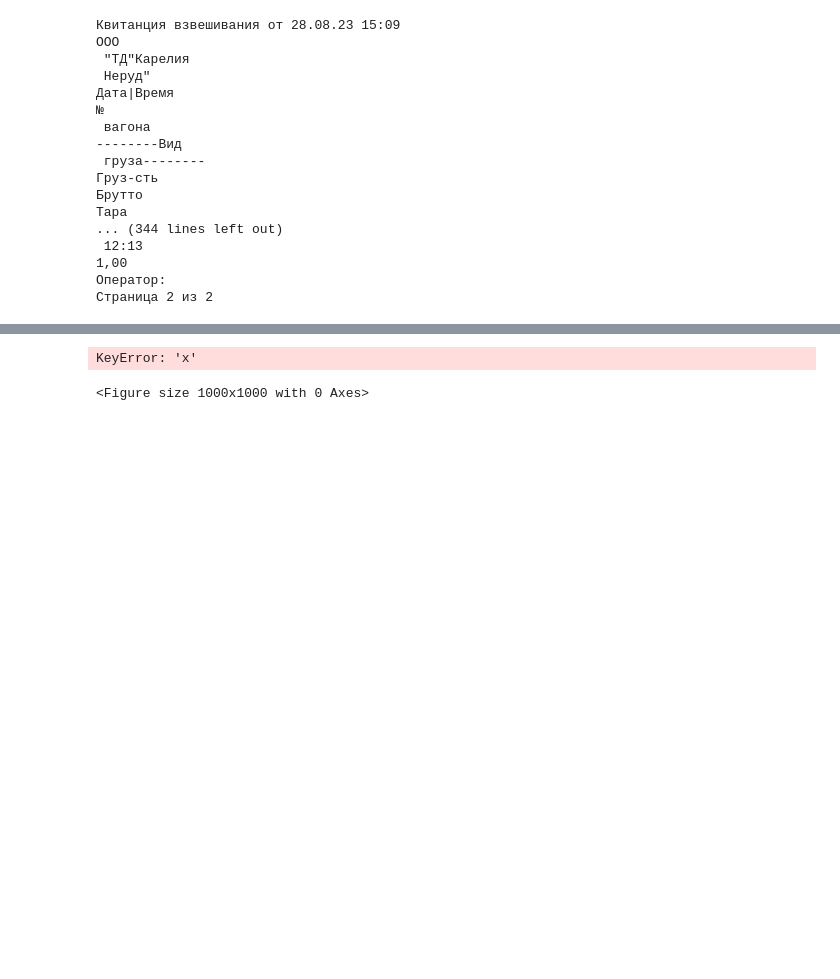
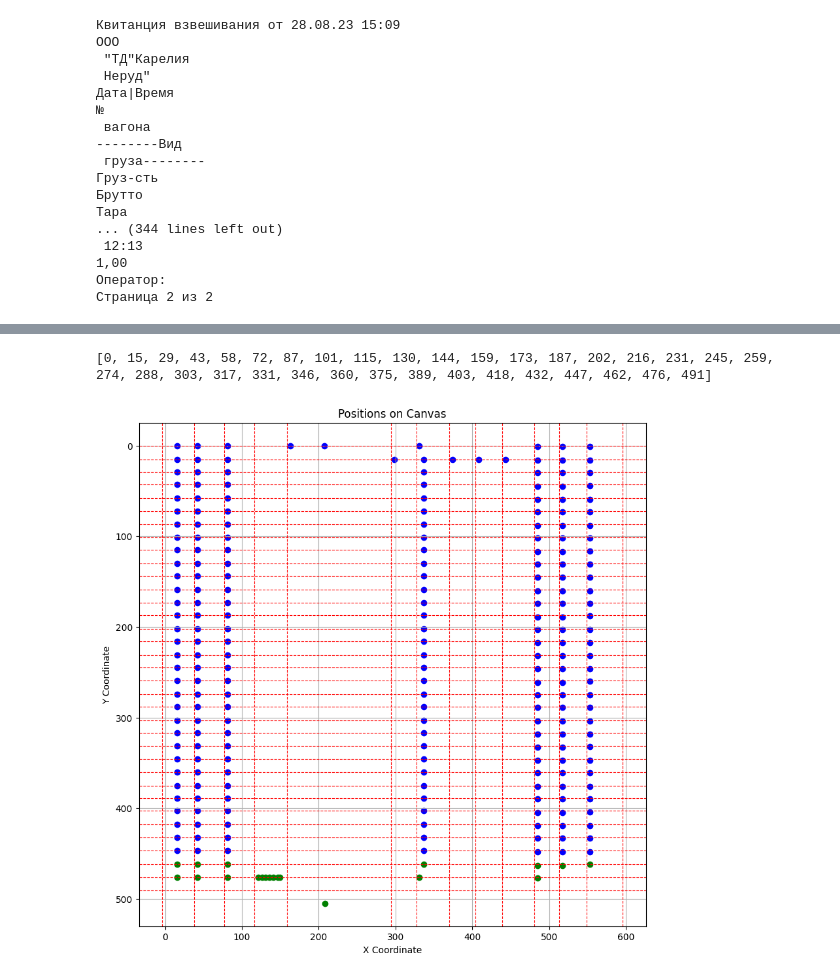
Before and after one commit to necropreneur/rtf_exporter, a Jupyter notebook: reader.ipynb, the cells around one changed output, grey strips where cells are left out. Saved outputs shown, nothing was run; the diff lists cells and outputs as text; code cells hidden in the pictures; blank space fills up the shorter version.

```diff
--- a/reader.ipynb
+++ b/reader.ipynb
@@ -51,9 +51,9 @@ def find_all_date_y(results):
         text = item['text']
         x = item['position']['margin-left']
         y = item['position']['margin-top']
-        if check_date_format(text) and x > 0 and y > 0 and item['page'] == 1:
+        if check_date_format(text) and x >= 0 and y >= 0:
             y_positions.append(y)
-            print(text, y)
+            # print(text, y)
 
     y_positions = sorted(list(set(y_positions)))
     return y_positions
@@ -166,0 +181,25 @@ print(date_to_y_positions)
+# %%
+from copy import deepcopy
+
+unique_pages = len(set([item['page'] for item in results]))
+
+page_offset = 0
+
+for page in list(range(1, unique_pages+1)):
+    page_data = [item for item in results if item['page'] == page]
+    all_date_y = find_all_date_y(page_data)
+    y_offset = min(all_date_y)
+
+    for item in results:
+        if item['page'] == page:
+            item['position']['margin-top'] += -y_offset + page_offset
+
+    page_data = [item for item in results if item['page'] == page]
+    all_date_y = find_all_date_y(page_data)
+    page_offset += max(all_date_y)+15
+
+# Print the results
+for item in results:
+    print(item['text'])
+    print("Position:", item['position']['margin-left'],
+          item['position']['margin-top'], item['page'])
@@ -168,51 +225,53 @@ print(date_to_y_positions)
 import matplotlib.pyplot as plt
 import re
 
+
 # Split the x and y coordinates
-x_coords = [float(x) for x, _ in positions]
-y_coords = [float(y) for _, y in positions]
+# x_coords = [float(x) for x, _ in positions]
+# y_coords = [float(y) for _, y in positions]
 
 # Normalize if necessary (depending on the size of your canvas and the range of your coordinates)
 # Here, as an example, I'm multiplying by a factor for visualization. Adjust as needed.
-x_coords = [x for x in x_coords]
-y_coords = [y for y in y_coords]
+x_coords = [item['position']['margin-left'] for item in results]
+y_coords = [item['position']['margin-top'] for item in results]
 
 plt.figure(figsize=(10, 10))
 # plt.scatter(x_coords, y_coords)
 # Plot points with color based on 'page'
 for item in results:
     x = item['position']['margin-left']
     y = item['position']['margin-top']
     if item['page'] == 1:
         plt.scatter(x, y, color='blue')
     elif item['page'] == 2:
         plt.scatter(x, y, color='green')
 
 date_to_y_positions = find_all_date_y(results)
 
-x_borders = [x - 4 for x in [0, 42, 81, 163, 298, 331, 374, 408, 443, 485, 517, 553]]
-y_borders = [y - 7 for y in date_to_y_positions]
+x_borders = [x - 4 for x in [0, 42, 81, 120, 163, 298, 331, 374, 408, 443, 485, 517, 553, 600]]
+y_borders = [*date_to_y_positions, max(date_to_y_positions) + 15]
+print(y_borders)
 
 # Draw several vertical and horizontal lines
 for x_line in x_borders:  # You can change these values to your needs
     plt.axvline(x=x_line, color='red', linestyle='--', linewidth=0.8)
 
 for y_line in y_borders:  # Again, adjust these values as needed
     plt.axhline(y=y_line, color='red', linestyle='--', linewidth=0.8)
 
 
 # Set x-axis limits
 # plt.xlim(0, 25)
 
 plt.gca().invert_yaxis()  # This will make the top left corner (0,0) as is common with many graphics systems
 plt.title('Positions on Canvas')
 plt.xlabel('X Coordinate')
 plt.ylabel('Y Coordinate')
 plt.grid(True)
 plt.show()
 # %% [output]
-KeyError: 'x'
+[0, 15, 29, 43, 58, 72, 87, 101, 115, 130, 144, 159, 173, 187, 202, 216, 231, 245, 259, 274, 288, 303, 317, 331, 346, 360, 375, 389, 403, 418, 432, 447, 462, 476, 491]
-<Figure size 1000x1000 with 0 Axes>
+[figure, added]
 # %%
 import pandas as pd
 
```
Also changed, not shown: parts of 6 cells of this notebook, 1 other file.
